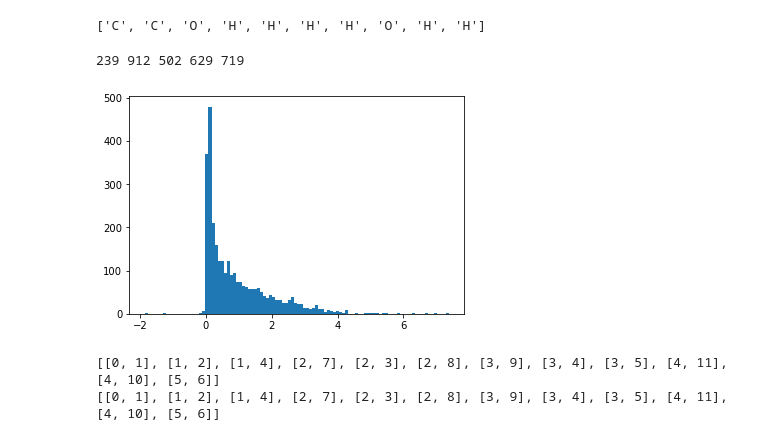
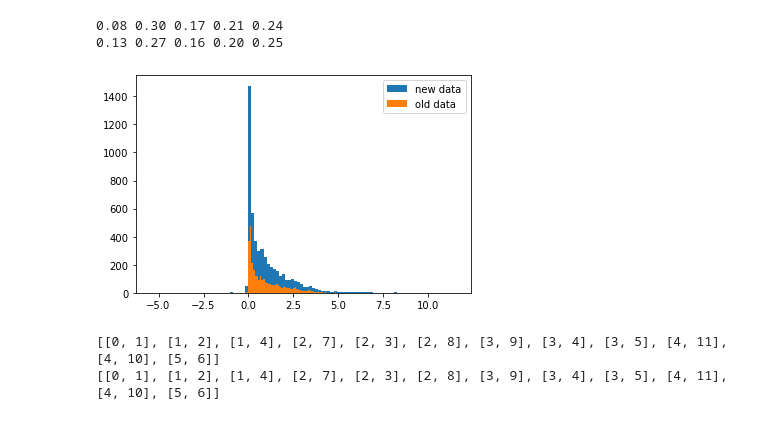
Before and after one commit to santi921/bondnet, a Jupyter notebook: bondnet/scripts/data_munge.ipynb, the cells around one changed output. Drawn from its saved outputs; the diff is of its cells as text; code cells hidden in the pictures.

```diff
--- a/bondnet/scripts/data_munge.ipynb
+++ b/bondnet/scripts/data_munge.ipynb
@@ -16,6 +16,8 @@ from bondnet.core.molwrapper import rdkit_mol_to_wrapper_mol, create_wrapper_mol
 from bondnet.core.reaction import Reaction
 #from bondnet.core.reaction_collection import ReactionCollection
 
-path_mg_data = "/home/santiagovargas/Documents/Dataset/mg_dataset/"
+path_mg_data = "../dataset/mg_dataset/"
 path_json = path_mg_data + "20220613_reaction_data.json"
+path_json_v2 = path_mg_data + "20220826_mpreact_reactions.json"
 mg_df = pd.read_json(path_json)
+mg_df_new = pd.read_json(path_json_v2)
@@ -191,25 +24,33 @@ molecules: 158
-# %%
-all_mols[0].species
-all_mols[0].composition_dict
-all_mols[0].num_atoms
-all_mols[0].coords
-all_mols[0].graph
-# %% [output]
-['C', 'C', 'O', 'H', 'H', 'H', 'H', 'O', 'H', 'H']
 # %%
-plt.hist(mg_df['dE_barrier'].tolist(), bins = 100)
+fig = plt.figure()
+plt.hist(mg_df_new['dE_barrier'].tolist(), bins = 100, label='new data')
+plt.hist(mg_df['dE_barrier'].tolist(), bins = 100, label='old data')
+plt.legend()
+bin_1, bin_2, bin_3, bin_4, bin_5, bin_6 = 0, 0, 0, 0, 0, 0
+bin_1_new, bin_2_new, bin_3_new, bin_4_new, bin_5_new, bin_6_new = 0, 0, 0, 0, 0, 0
 
-bin_1, bin_2, bin_3, bin_4, bin_5, bin_6 = 0, 0, 0, 0, 0, 0
 for value in mg_df['dE_barrier'].tolist():
     if(value <= 0.04): bin_1 += 1
     elif(value < 0.3  and value > 0.04): bin_2 += 1
     elif(value < 0.7  and value > 0.3): bin_3 += 1
     elif(value < 1.5  and value > 0.7): bin_4 += 1
     else: bin_5 += 1
-print(bin_1, bin_2, bin_3, bin_4, bin_5)
+
+for value in mg_df_new['dE_barrier'].tolist():
+    if(value <= 0.04): bin_1_new += 1
+    elif(value < 0.3  and value > 0.04): bin_2_new += 1
+    elif(value < 0.7  and value > 0.3): bin_3_new += 1
+    elif(value < 1.5  and value > 0.7): bin_4_new += 1
+    else: bin_5_new += 1
+
+old_len = len(mg_df['dE_barrier'].tolist())
+new_len = len(mg_df_new['dE_barrier'].tolist())
+print("{:.2f} {:.2f} {:.2f} {:.2f} {:.2f}".format(bin_1/old_len, bin_2/old_len, bin_3/old_len, bin_4/old_len, bin_5/old_len))
+print("{:.2f} {:.2f} {:.2f} {:.2f} {:.2f}".format(bin_1_new/new_len, bin_2_new/new_len, bin_3_new/new_len, bin_4_new/new_len, bin_5_new/new_len))
 # %% [output]
-239 912 502 629 719
+0.08 0.30 0.17 0.21 0.24
+0.13 0.27 0.16 0.20 0.25
-[figure, old version]
+[figure, new version]
 # %%
 #mg_df[mg_df['reactant_id'] == 62707]
 #print(len(mg_df.iloc[0]['product_molecule_graph']['graphs']['nodes']))
```
Also changed, not shown: parts of 8 cells of this notebook, 12 other files.
